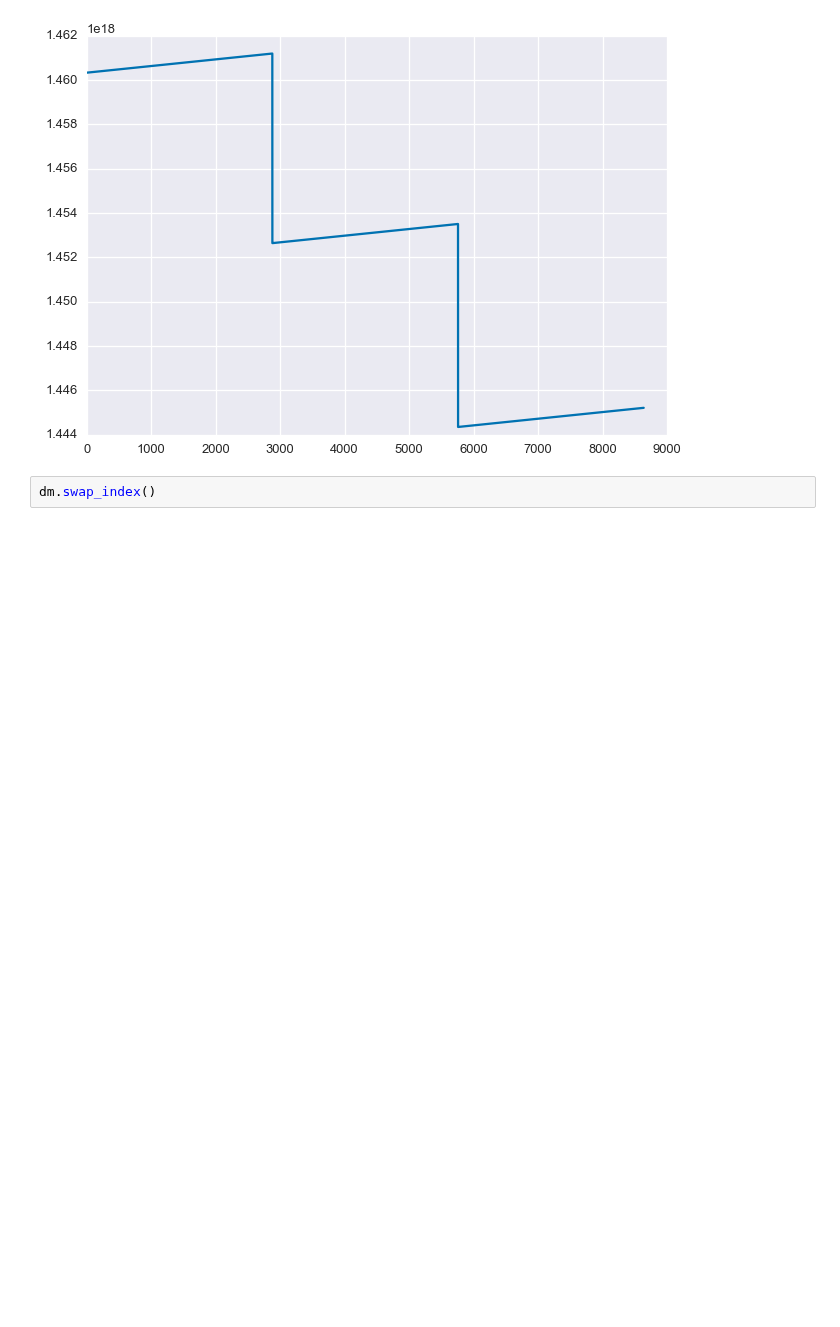
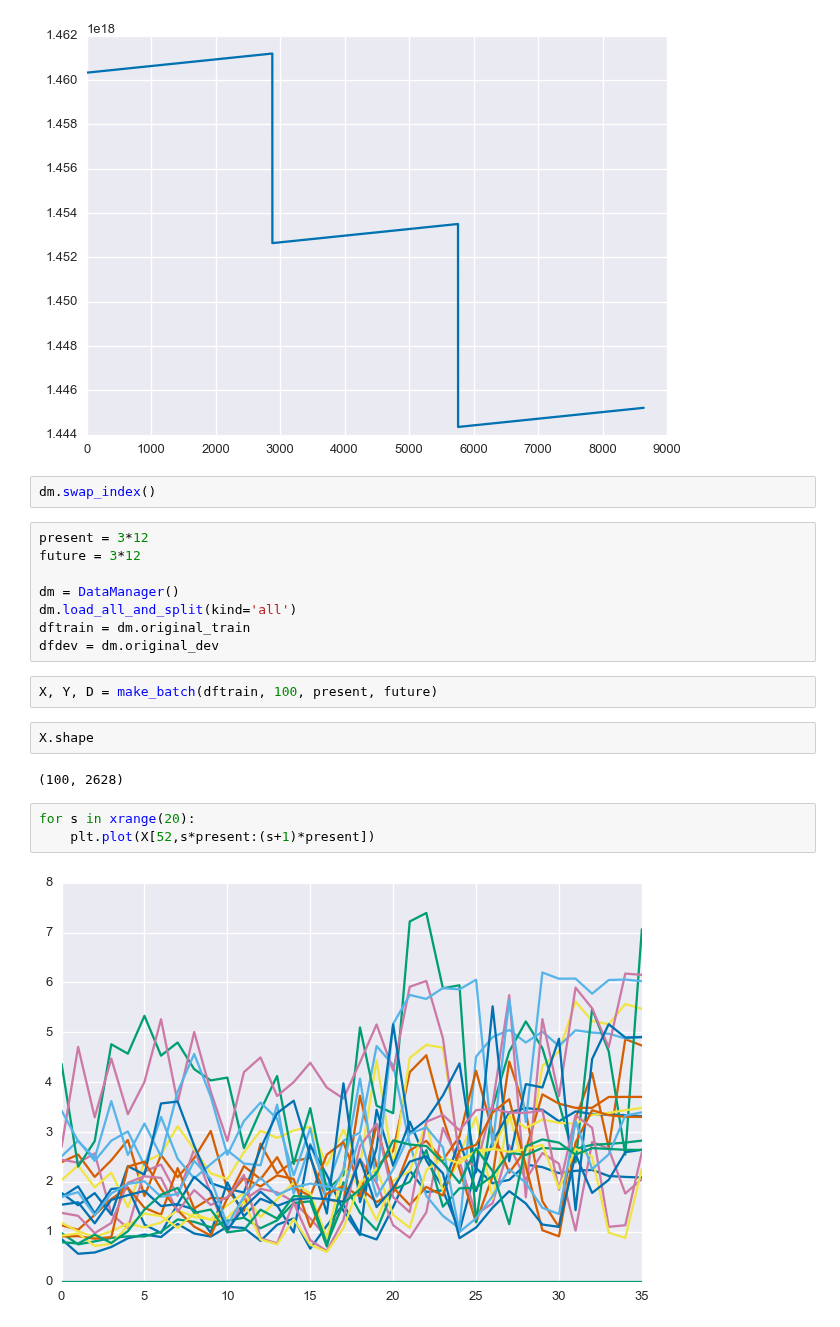
Before and after one commit to bmeyers/SolarForecasting, a Jupyter notebook: scratch_work_bennet.ipynb, the cells around one changed output. Saved outputs shown, nothing was run; the diff lists cells and outputs as text; blank space fills up the shorter version.

```diff
--- a/scratch_work_bennet.ipynb
+++ b/scratch_work_bennet.ipynb
@@ -68,3 +68,22 @@ plt.plot(dm.original_train.index)
 [figure]
 # %%
 dm.swap_index()
+# %%
+present = 3*12
+future = 3*12
+
+dm = DataManager()
+dm.load_all_and_split(kind='all')
+dftrain = dm.original_train
+dfdev = dm.original_dev
+# %%
+X, Y, D = make_batch(dftrain, 100, present, future)
+# %%
+X.shape
+# %% [output]
+(100, 2628)
+# %%
+for s in xrange(20):
+    plt.plot(X[52,s*present:(s+1)*present])
+# %% [output]
+[figure, added]
```
Also changed, not shown: parts of 2 cells of this notebook, 2 other files.
